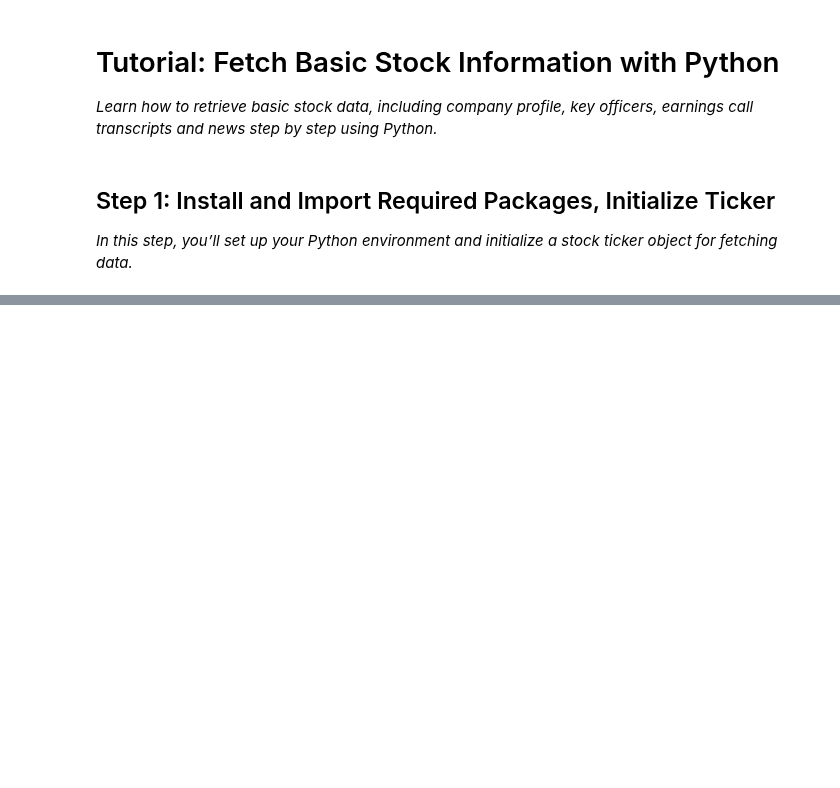
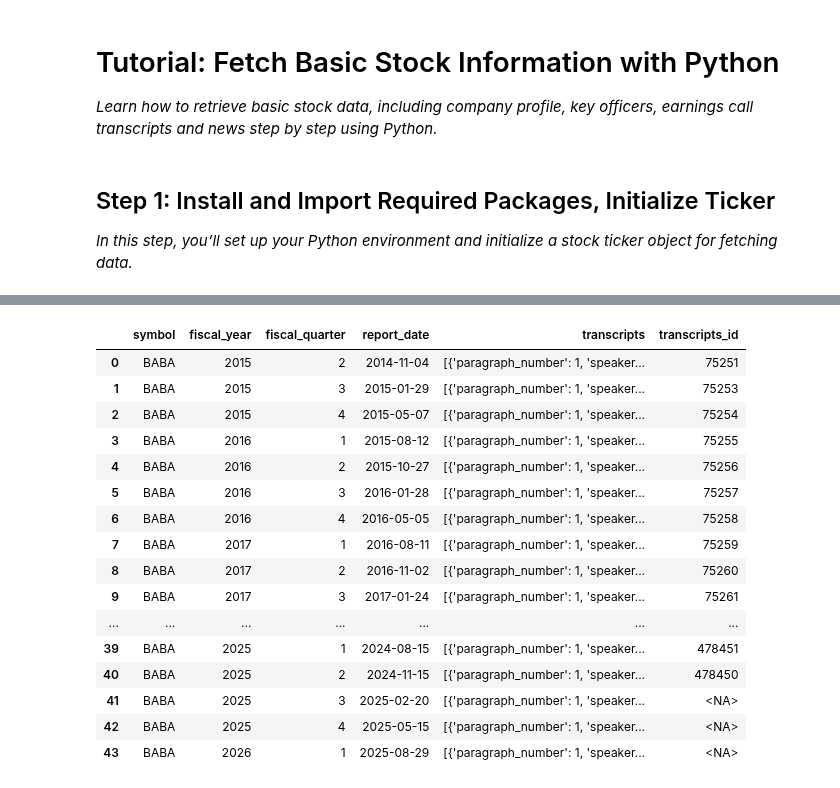
Before and after one commit to defeat-beta/defeatbeta-api, a Jupyter notebook: notebooks/00_tutorial_info.ipynb, the cells around one changed output, grey strips where cells are left out. Saved outputs shown, nothing was run; the diff lists cells and outputs as text; code cells hidden in the pictures; blank space fills up the shorter version.

```diff
--- a/notebooks/00_tutorial_info.ipynb
+++ b/notebooks/00_tutorial_info.ipynb
@@ -37,0 +53,24 @@ ticker.officers()
+# %%
+# Initialize transcripts object
+transcripts = ticker.earning_call_transcripts()
+# %%
+# Get the list of available transcripts
+transcripts.get_transcripts_list()
+# %% [output]
+|  | symbol | fiscal_year | fiscal_quarter | report_date | transcripts | transcripts_id |
+| 0 | BABA | 2015 | 2 | 2014-11-04 | [{'paragraph_number': 1, 'speaker... | 75251 |
+| 1 | BABA | 2015 | 3 | 2015-01-29 | [{'paragraph_number': 1, 'speaker... | 75253 |
+| 2 | BABA | 2015 | 4 | 2015-05-07 | [{'paragraph_number': 1, 'speaker... | 75254 |
+| 3 | BABA | 2016 | 1 | 2015-08-12 | [{'paragraph_number': 1, 'speaker... | 75255 |
+| 4 | BABA | 2016 | 2 | 2015-10-27 | [{'paragraph_number': 1, 'speaker... | 75256 |
+| 5 | BABA | 2016 | 3 | 2016-01-28 | [{'paragraph_number': 1, 'speaker... | 75257 |
+| 6 | BABA | 2016 | 4 | 2016-05-05 | [{'paragraph_number': 1, 'speaker... | 75258 |
+| 7 | BABA | 2017 | 1 | 2016-08-11 | [{'paragraph_number': 1, 'speaker... | 75259 |
+| 8 | BABA | 2017 | 2 | 2016-11-02 | [{'paragraph_number': 1, 'speaker... | 75260 |
+| 9 | BABA | 2017 | 3 | 2017-01-24 | [{'paragraph_number': 1, 'speaker... | 75261 |
+| ... | ... | ... | ... | ... | ... | ... |
+| 39 | BABA | 2025 | 1 | 2024-08-15 | [{'paragraph_number': 1, 'speaker... | 478451 |
+| 40 | BABA | 2025 | 2 | 2024-11-15 | [{'paragraph_number': 1, 'speaker... | 478450 |
+| 41 | BABA | 2025 | 3 | 2025-02-20 | [{'paragraph_number': 1, 'speaker... | <NA> |
+| 42 | BABA | 2025 | 4 | 2025-05-15 | [{'paragraph_number': 1, 'speaker... | <NA> |
+| 43 | BABA | 2026 | 1 | 2025-08-29 | [{'paragraph_number': 1, 'speaker... | <NA> |
```
Also changed, not shown: parts of 6 cells of this notebook.
